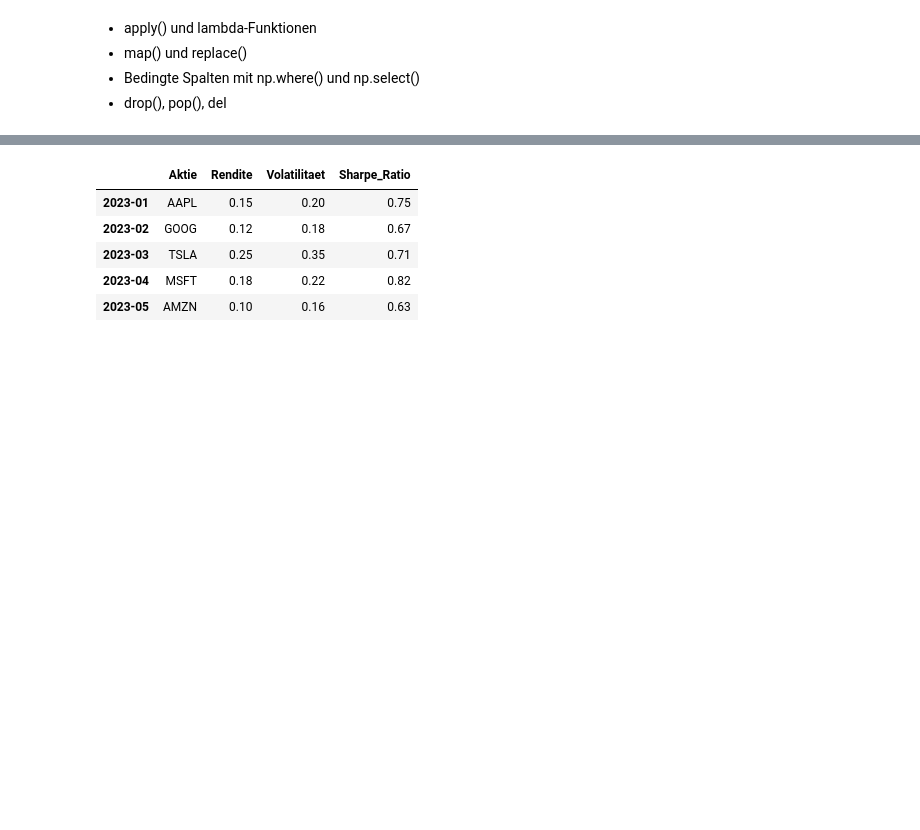
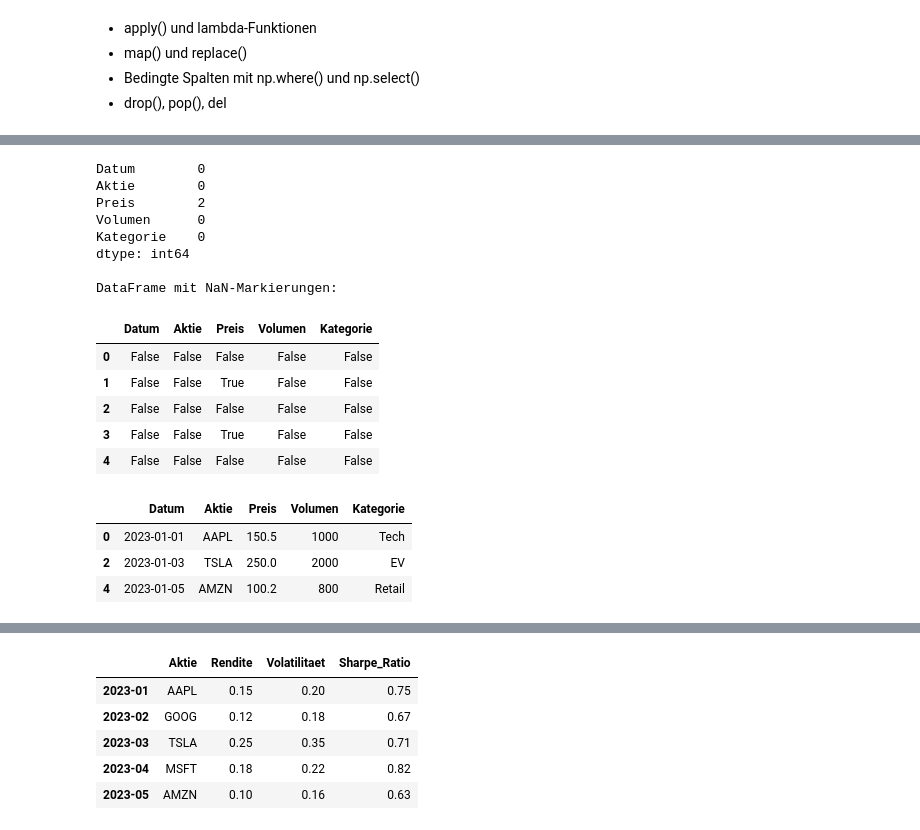
Before and after one commit to EikeSuemper/Meine-Lernreise-Aktuariat-QuantFinance, a Jupyter notebook: 01_Grundlagen/Python/Datenmanipulation_mit_pandas.ipynb, the cells around one changed output, grey strips where cells are left out. Drawn from its saved outputs; the diff is of its cells as text; code cells hidden in the pictures; blank space fills up the shorter version.

```diff
--- a/01_Grundlagen/Python/Datenmanipulation_mit_pandas.ipynb
+++ b/01_Grundlagen/Python/Datenmanipulation_mit_pandas.ipynb
@@ -229,0 +240,29 @@ Zuerst importieren wir Pandas und erstellen ein Beispiel-DataFrame mit Aktien-Da
+# %%
+# Fehlende Werte identifizieren
+print(df.isnull().sum())  # Pro Spalte
+print("\nDataFrame mit NaN-Markierungen:")
+df.isnull()
+# %% [output]
+Datum        0
+Aktie        0
+Preis        2
+Volumen      0
+Kategorie    0
+dtype: int64
+
+DataFrame mit NaN-Markierungen:
+|  | Datum | Aktie | Preis | Volumen | Kategorie |
+| 0 | False | False | False | False | False |
+| 1 | False | False | True | False | False |
+| 2 | False | False | False | False | False |
+| 3 | False | False | True | False | False |
+| 4 | False | False | False | False | False |
+# %%
+# Zeilen mit NaNs entfernen
+df_dropna = df.dropna(subset=['Preis'])  # Nur in 'Preis'-Spalte
+df_dropna
+# %% [output]
+|  | Datum | Aktie | Preis | Volumen | Kategorie |
+| 0 | 2023-01-01 | AAPL | 150.5 | 1000 | Tech |
+| 2 | 2023-01-03 | TSLA | 250.0 | 2000 | EV |
+| 4 | 2023-01-05 | AMZN | 100.2 | 800 | Retail |
```
Also changed, not shown: parts of 5 cells of this notebook.
